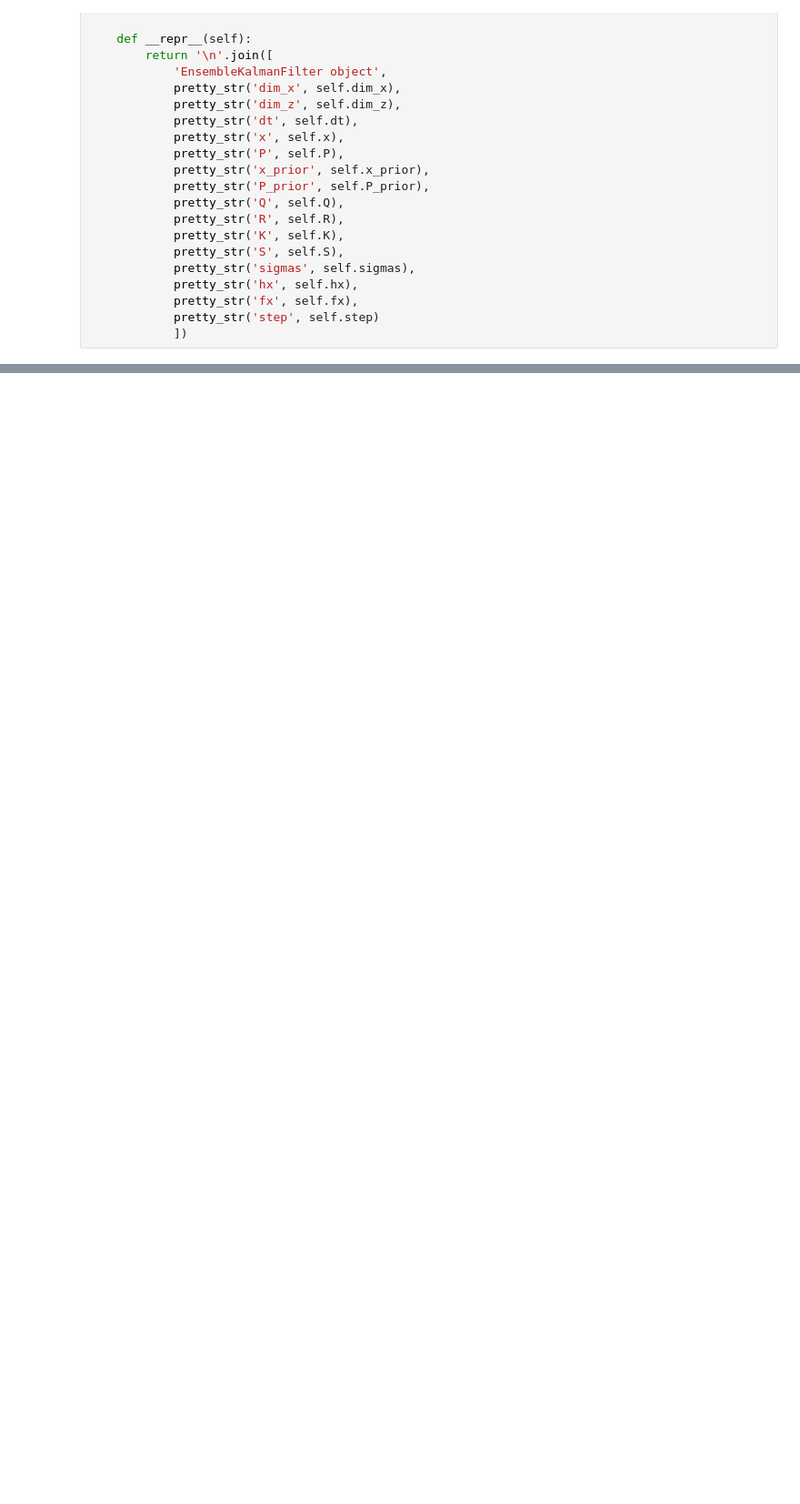
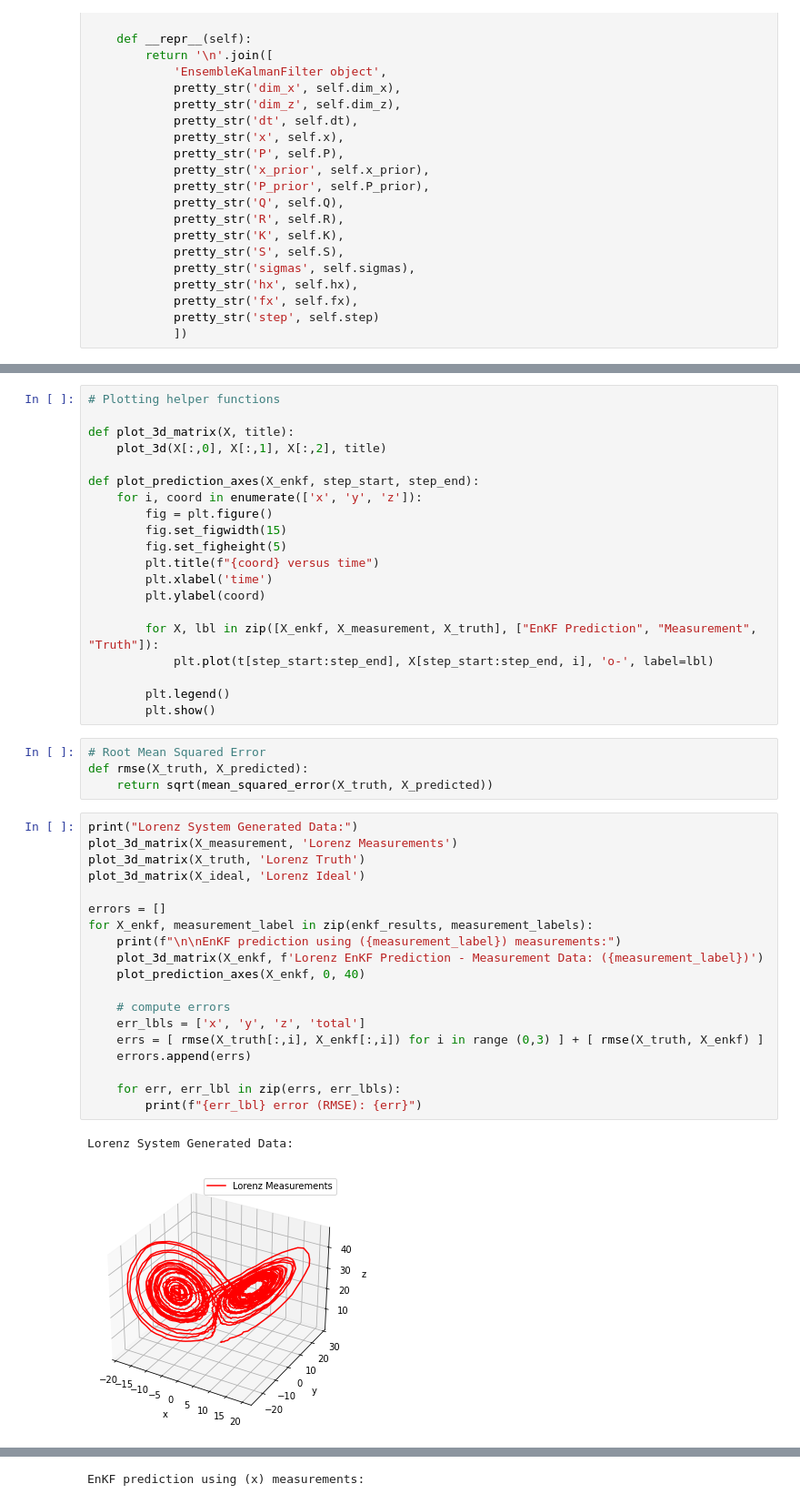
Before and after one commit to jace-kline/math582-miniproject4, a Jupyter notebook: solution.ipynb, the cells around one changed output, grey strips where cells are left out. Shown at 91% size. Saved outputs shown, nothing was run; the diff lists cells and outputs as text; blank space fills up the shorter version.

```diff
--- a/solution.ipynb
+++ b/solution.ipynb
@@ -514,0 +500,46 @@ plot_dimension_predictions(0, 20)
+# %%
+# Plotting helper functions
+
+def plot_3d_matrix(X, title):
+    plot_3d(X[:,0], X[:,1], X[:,2], title)
+
+def plot_prediction_axes(X_enkf, step_start, step_end):
+    for i, coord in enumerate(['x', 'y', 'z']):
+        fig = plt.figure()
+        fig.set_figwidth(15)
+        fig.set_figheight(5)
+        plt.title(f"{coord} versus time")
+        plt.xlabel('time')
+        plt.ylabel(coord)
+
+        for X, lbl in zip([X_enkf, X_measurement, X_truth], ["EnKF Prediction", "Measurement", "Truth"]):
+            plt.plot(t[step_start:step_end], X[step_start:step_end, i], 'o-', label=lbl)
+
+        plt.legend()
+        plt.show()
+# %%
+# Root Mean Squared Error
+def rmse(X_truth, X_predicted):
+    return sqrt(mean_squared_error(X_truth, X_predicted))
+# %%
+print("Lorenz System Generated Data:")
+plot_3d_matrix(X_measurement, 'Lorenz Measurements')
+plot_3d_matrix(X_truth, 'Lorenz Truth')
+plot_3d_matrix(X_ideal, 'Lorenz Ideal')
+
+errors = []
+for X_enkf, measurement_label in zip(enkf_results, measurement_labels):
+    print(f"\n\nEnKF prediction using ({measurement_label}) measurements:")
+    plot_3d_matrix(X_enkf, f'Lorenz EnKF Prediction - Measurement Data: ({measurement_label})')
+    plot_prediction_axes(X_enkf, 0, 40)
+
+    # compute errors
+    err_lbls = ['x', 'y', 'z', 'total']
+    errs = [ rmse(X_truth[:,i], X_enkf[:,i]) for i in range (0,3) ] + [ rmse(X_truth, X_enkf) ]
+    errors.append(errs)
+
+    for err, err_lbl in zip(errs, err_lbls):
+        print(f"{err_lbl} error (RMSE): {err}")
+# %% [output]
+Lorenz System Generated Data:
+[figure, added]
@@ -514,0 +548 @@ plot_dimension_predictions(0, 20)
+EnKF prediction using (x) measurements:
```
Also changed, not shown: parts of 11 cells of this notebook, 4 other files.
